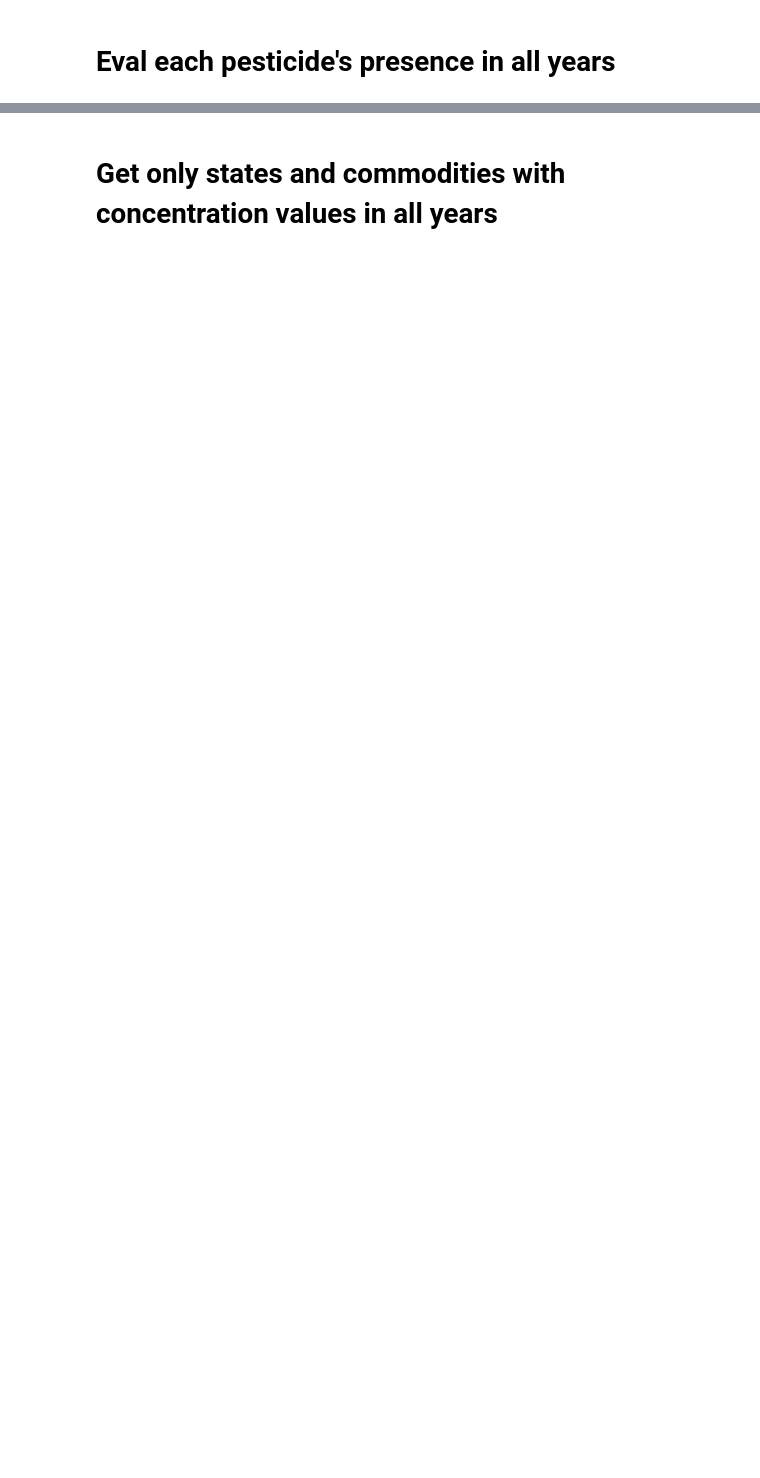
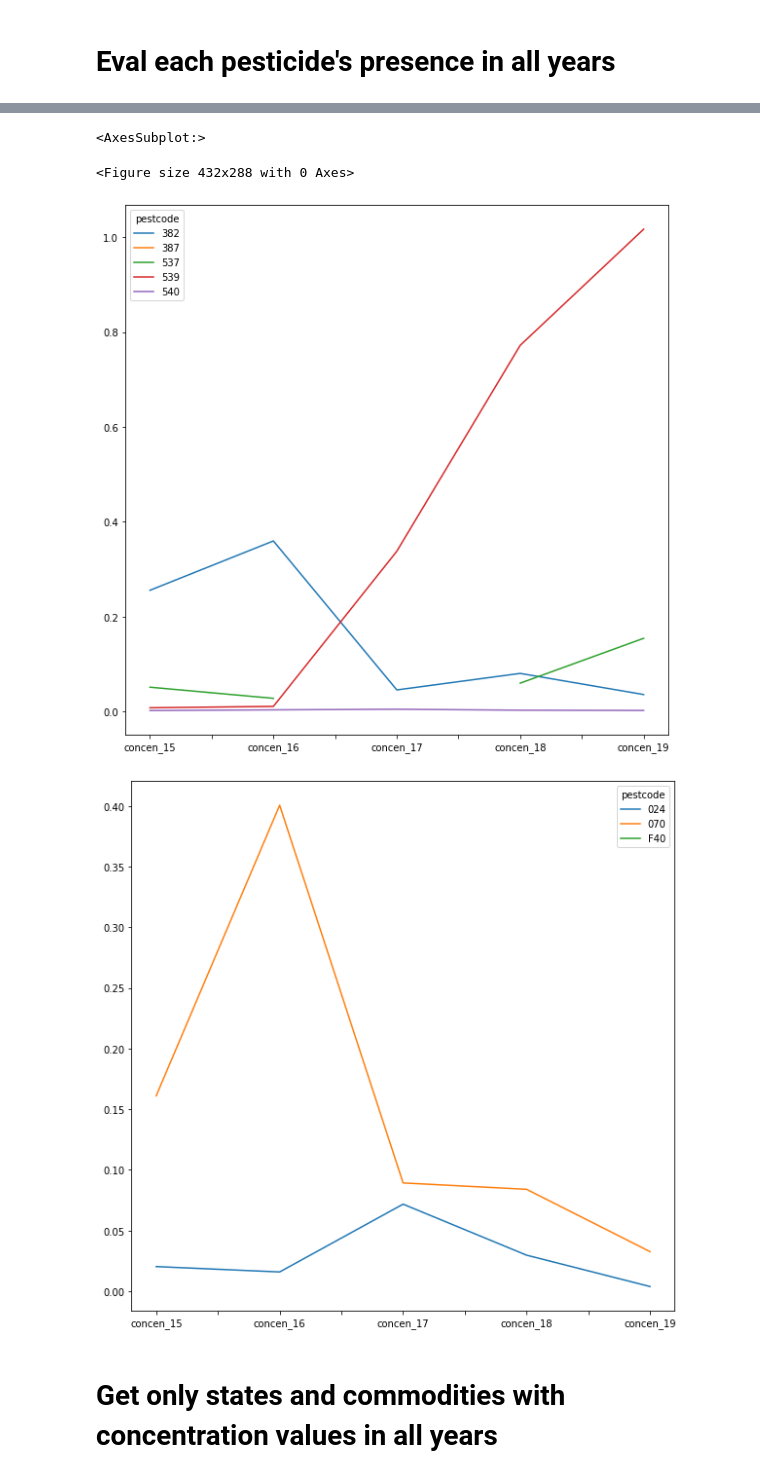
Before and after one commit to nicolastmaia/pesticides-data-science, a Jupyter notebook: index.ipynb, the cells around one changed output, grey strips where cells are left out. Drawn from its saved outputs; the diff is of its cells as text; code cells hidden in the pictures; blank space fills up the shorter version.

Commit message:
pest concen commod chart

```diff
--- a/index.ipynb
+++ b/index.ipynb
@@ -93,4 +107,4 @@ pest_concen_mean_17 = get_pest_concen_mean(results_join_samples_17)
 pest_concen_mean_18 = get_pest_concen_mean(results_join_samples_18)
 pest_concen_mean_19 = get_pest_concen_mean(results_join_samples_19)
 # %%
-pest_concen_mean_all_years = pest_concen_mean_15.merge(pest_concen_mean_16, on='pestcode', how='inner').merge(pest_concen_mean_17, on='pestcode', how='inner').merge(pest_concen_mean_18, on='pestcode', how='inner').merge(pest_concen_mean_19, on='pestcode', how='inner')
+pest_concen_mean_all_years = pest_concen_mean_15.merge(pest_concen_mean_16, on='pestcode', how='outer').merge(pest_concen_mean_17, on='pestcode', how='outer').merge(pest_concen_mean_18, on='pestcode', how='outer').merge(pest_concen_mean_19, on='pestcode', how='outer')
@@ -105,9 +145,14 @@ only_values_T
 # %%
 plt.figure()
 
 # Select only a subset because there are too many pesticides
 only_values_T.iloc[:,50:55].plot(figsize=(10,10))
-only_values_T.loc[:,['024', '070']].plot(figsize=(10,10))
+only_values_T.loc[:,['024', '070', 'F40']].plot(figsize=(10,10))
+# %% [output]
+<AxesSubplot:>
+<Figure size 432x288 with 0 Axes>
+[figure, added]
+[figure, added]
 # %% [markdown]
 # Get only states and commodities with concentration values in all years
 # %%
```
Also changed, not shown: parts of 15 cells of this notebook.
